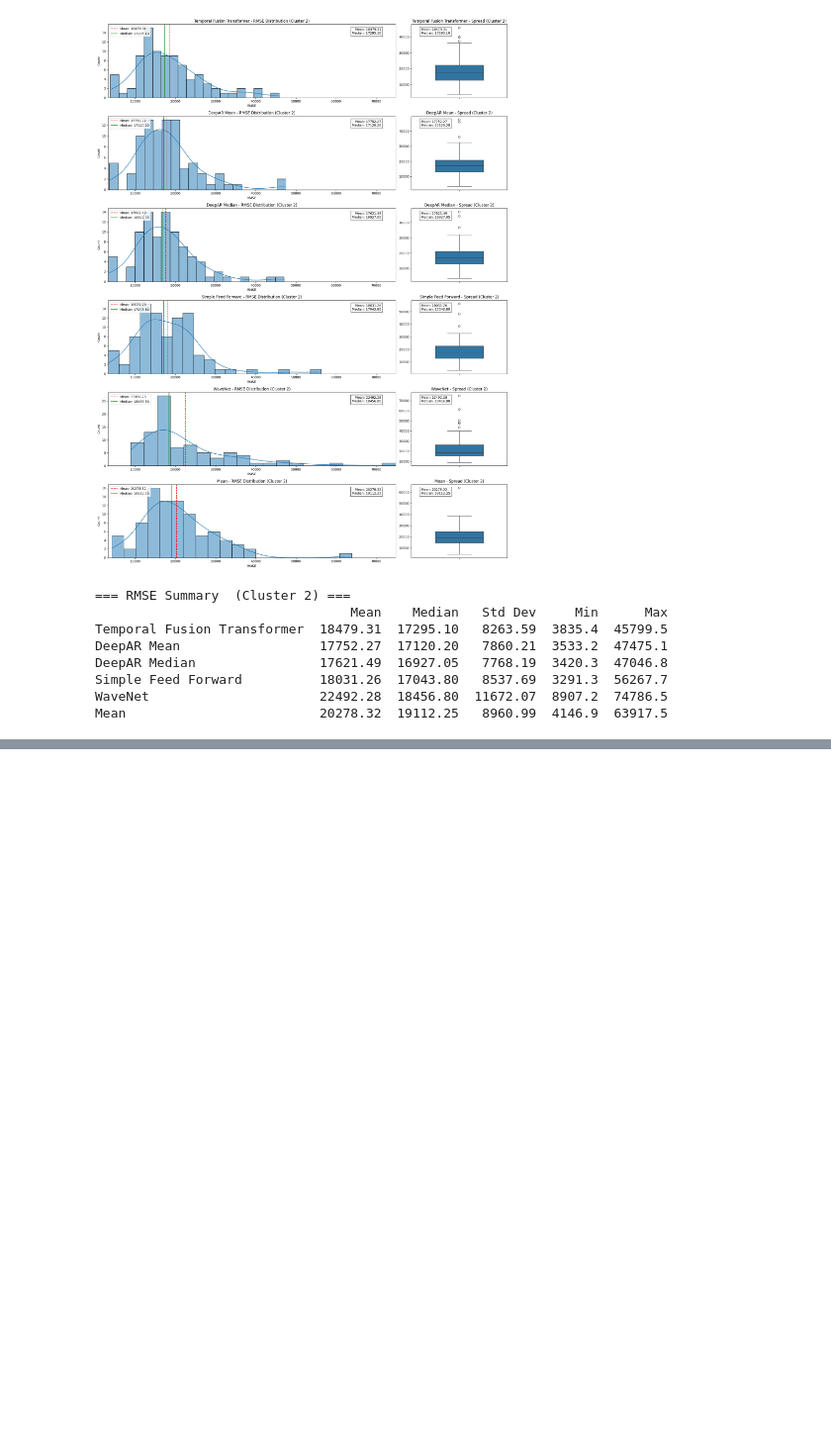
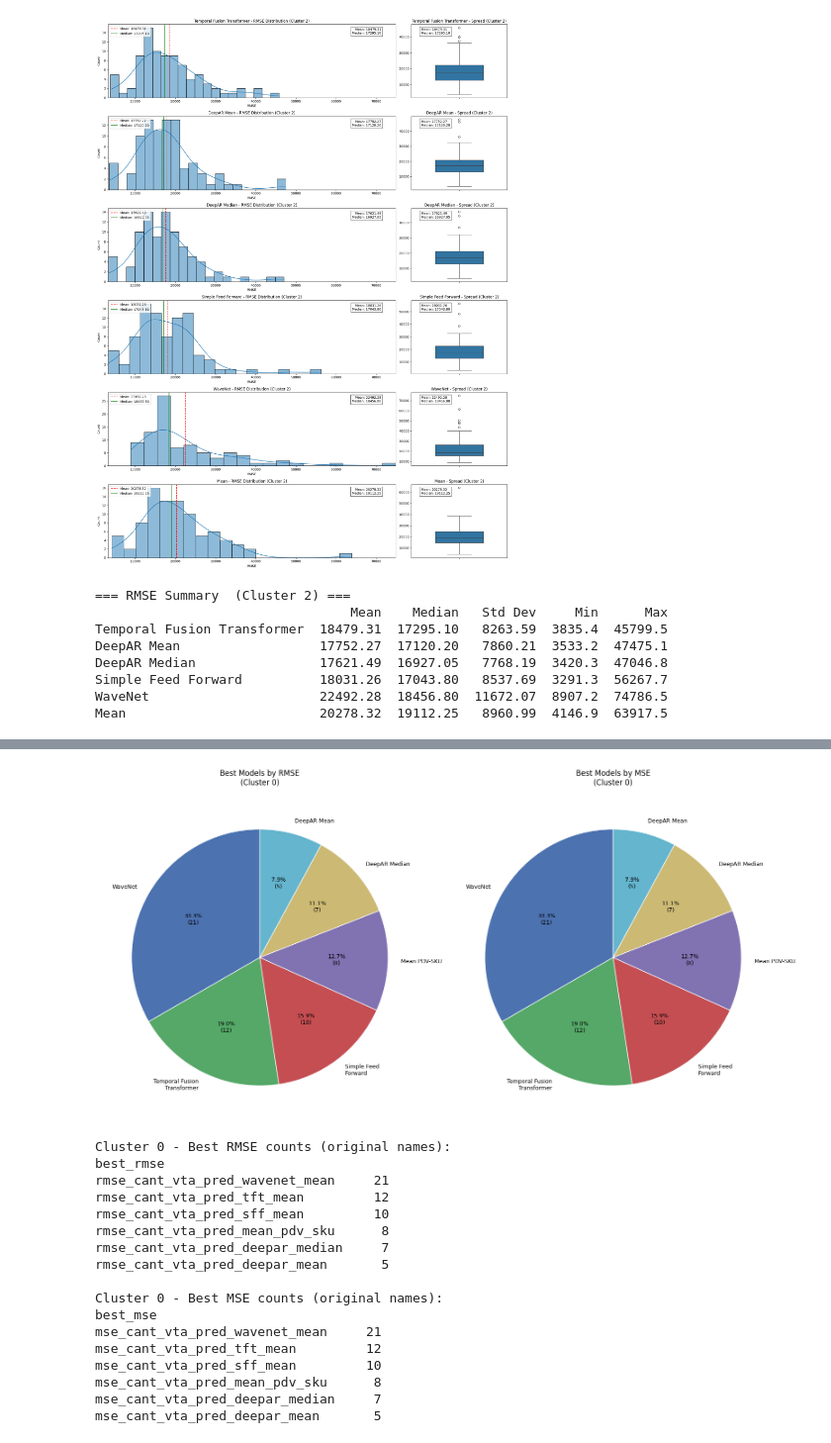
Before and after one commit to SantiagoRomanoOddone/MasterThesis, a Jupyter notebook: metrics/metric_evaluation.ipynb, the cells around one changed output, grey strips where cells are left out. Shown at 99% size. Drawn from its saved outputs; the diff is of its cells as text; code cells hidden in the pictures; blank space fills up the shorter version.

```diff
--- a/metrics/metric_evaluation.ipynb
+++ b/metrics/metric_evaluation.ipynb
@@ -322,0 +718,21 @@ Mean                         20278.32  19112.25   8960.99  4146.9  63917.5
+# %%
+plot_best_model_pies(0)
+# %% [output]
+[figure, added]
+Cluster 0 - Best RMSE counts (original names):
+best_rmse
+rmse_cant_vta_pred_wavenet_mean     21
+rmse_cant_vta_pred_tft_mean         12
+rmse_cant_vta_pred_sff_mean         10
+rmse_cant_vta_pred_mean_pdv_sku      8
+rmse_cant_vta_pred_deepar_median     7
+rmse_cant_vta_pred_deepar_mean       5
+
+Cluster 0 - Best MSE counts (original names):
+best_mse
+mse_cant_vta_pred_wavenet_mean     21
+mse_cant_vta_pred_tft_mean         12
+mse_cant_vta_pred_sff_mean         10
+mse_cant_vta_pred_mean_pdv_sku      8
+mse_cant_vta_pred_deepar_median     7
+mse_cant_vta_pred_deepar_mean       5
```
Also changed, not shown: parts of 32 cells of this notebook, 2 other files.
